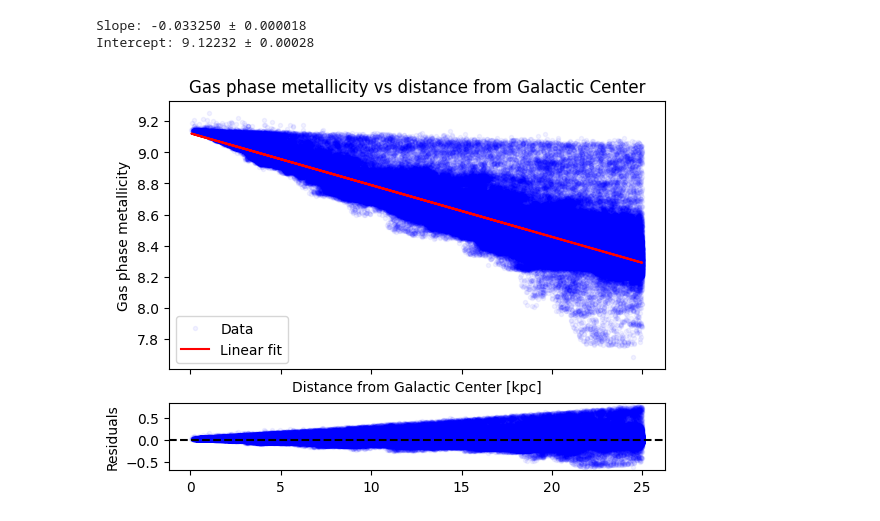
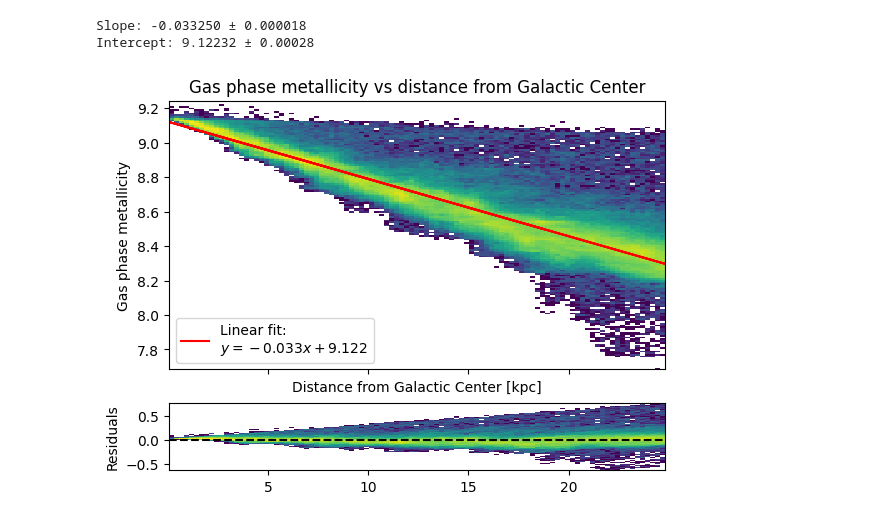
Before and after one commit to cyb0rb/astr8004_assign3, a Jupyter notebook: assignment3.ipynb, the cells around one changed output. Saved outputs shown, nothing was run; the diff lists cells and outputs as text; code cells hidden in the pictures.

Commit message:
xy metallicity maps first pass

```diff
--- a/assignment3.ipynb
+++ b/assignment3.ipynb
@@ -47,26 +49,47 @@ residuals = data["A_O"] - fit_data
 Slope: -0.033250 ± 0.000018
 Intercept: 9.12232 ± 0.00028
 # %%
-# plot data from file
+# plotting with a histogram instead
 
 gridspec = {'height_ratios': [4,1]}
 fig, (ax1, ax2) = plt.subplots(2, sharex=True, gridspec_kw=gridspec)
 
-ax1.plot(radius, data['A_O'], "b.", alpha=0.05, label="Data")
-ax1.plot(radius, fit_data, "-r", label="Linear fit")
+# radius vs metallicity
+ax1.hist2d(
+    radius,
+    data['A_O'],
+    bins=(np.arange(min(radius), max(radius), 0.25), np.arange(min(data['A_O']), max(data['A_O']), 0.01)),
+    norm=colors.LogNorm()
+    )
+ax1.plot(
+    radius,
+    fit_data,
+    "-r",
+    label=f"Linear fit:\n$y={params[0]:.3f}x + {params[1]:.3f}$"
+    )
+
+# residuals
+ax2.hist2d(
+    radius,
+    residuals,
+    bins=(np.arange(min(radius), max(radius), 0.25), np.arange(min(residuals), max(residuals), 0.01)),
+    norm=colors.LogNorm()
+    )
+ax2.axhline(y=0, color="black", linestyle="--")
+
+# labels
 ax1.set(
     xlabel = "Distance from Galactic Center [kpc]",
     ylabel = "Gas phase metallicity",
     title  = "Gas phase metallicity vs distance from Galactic Center"
 )
-
-ax2.plot(radius, residuals, "b.", alpha=0.05)
-ax2.axhline(y=0, color="black", linestyle="--")
 ax2.set(
     ylabel = "Residuals"
 )
-ax1.legend()
-fig.savefig("figures/metallicity.png")
+ax1.legend(loc="lower left")
+
+# save
+fig.savefig("figures/metallicity_histogram.png")
 plt.show()
 # %% [output]
-[figure, old version]
+[figure, new version]
```
Also changed, not shown: parts of 7 cells of this notebook, 2 other files.
